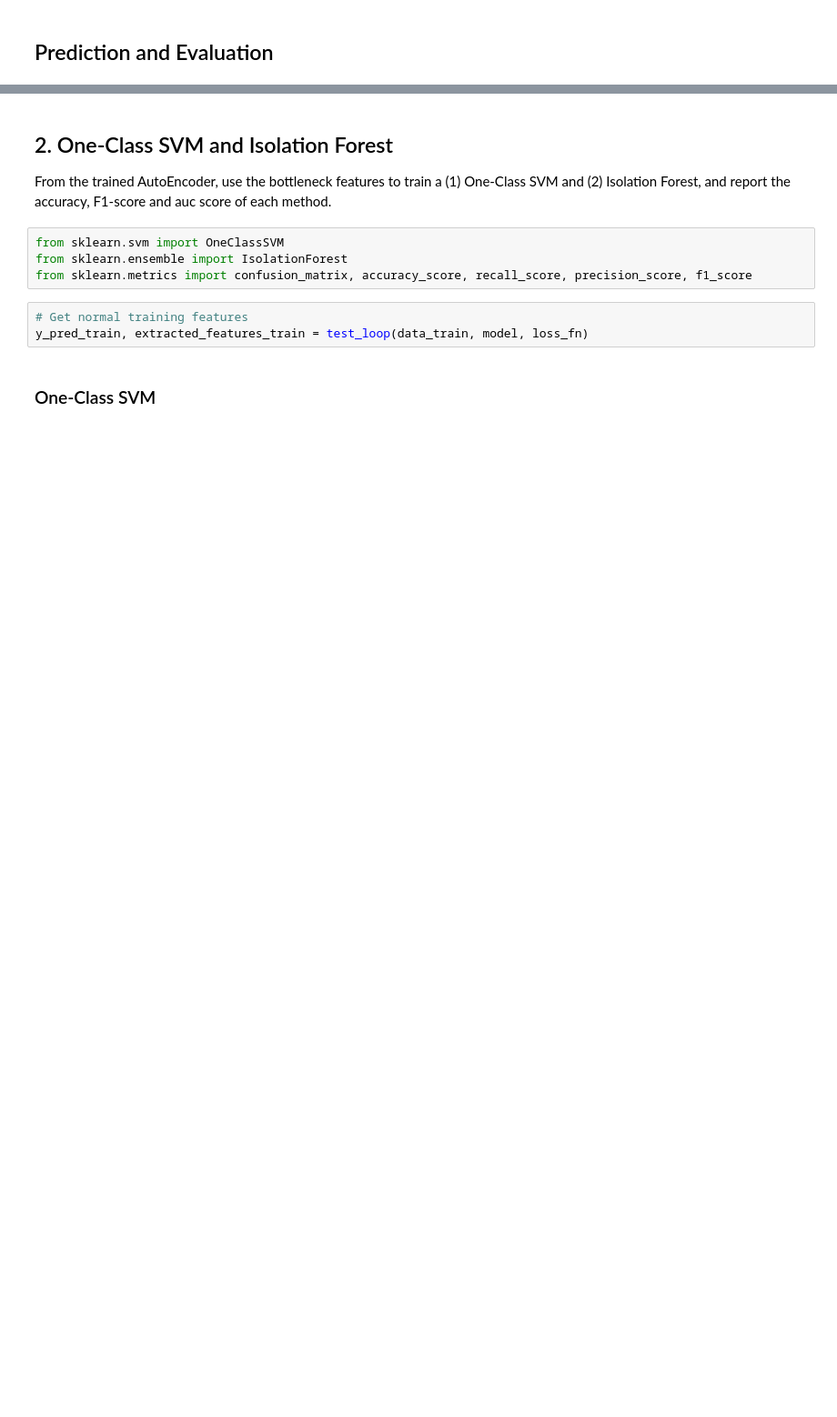
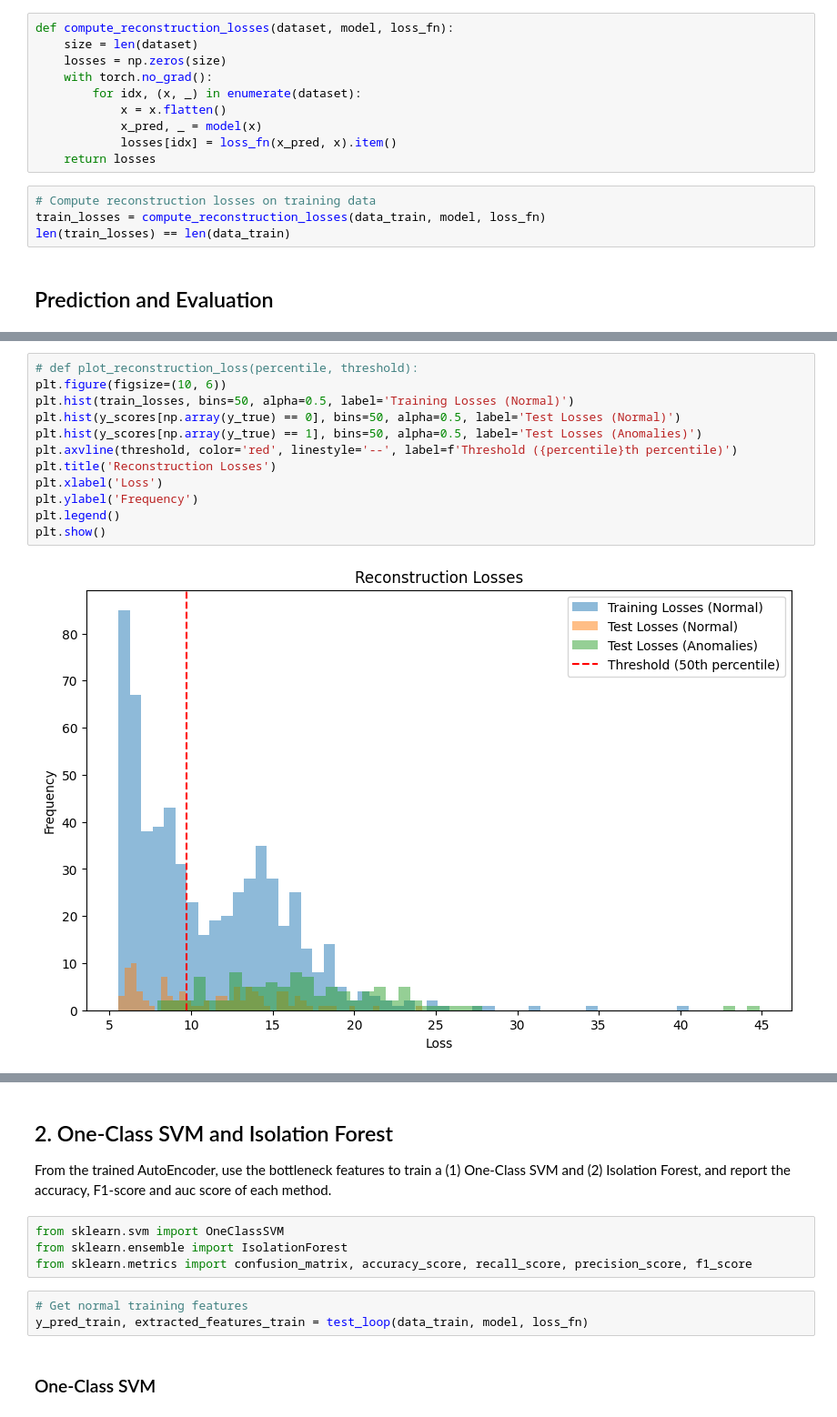
Before and after one commit to j0shcd/ml4pm, a Jupyter notebook: assignment_2/sophea_assignment_2.ipynb, the cells around one changed output, grey strips where cells are left out. Shown at 91% size. Saved outputs shown, nothing was run; the diff lists cells and outputs as text; blank space fills up the shorter version.

```diff
--- a/assignment_2/sophea_assignment_2.ipynb
+++ b/assignment_2/sophea_assignment_2.ipynb
@@ -433,2 +441,16 @@ Wall time: 1min 46s
+# %%
+def compute_reconstruction_losses(dataset, model, loss_fn):
+    size = len(dataset)
+    losses = np.zeros(size)
+    with torch.no_grad():
+        for idx, (x, _) in enumerate(dataset):
+            x = x.flatten()
+            x_pred, _ = model(x)
+            losses[idx] = loss_fn(x_pred, x).item()
+    return losses
+# %%
+# Compute reconstruction losses on training data
+train_losses = compute_reconstruction_losses(data_train, model, loss_fn)
+len(train_losses) == len(data_train)
 # %% [markdown]
 ## Prediction and Evaluation
@@ -451,3 +526,17 @@ np.float64(0.8118000000000001)
+# %%
+# def plot_reconstruction_loss(percentile, threshold):
+plt.figure(figsize=(10, 6))
+plt.hist(train_losses, bins=50, alpha=0.5, label='Training Losses (Normal)')
+plt.hist(y_scores[np.array(y_true) == 0], bins=50, alpha=0.5, label='Test Losses (Normal)')
+plt.hist(y_scores[np.array(y_true) == 1], bins=50, alpha=0.5, label='Test Losses (Anomalies)')
+plt.axvline(threshold, color='red', linestyle='--', label=f'Threshold ({percentile}th percentile)')
+plt.title('Reconstruction Losses')
+plt.xlabel('Loss')
+plt.ylabel('Frequency')
+plt.legend()
+plt.show()
+# %% [output]
+[figure, added]
 # %%
 from sklearn.metrics import RocCurveDisplay
 RocCurveDisplay.from_predictions(y_true, y_scores, name="Autoencoder")
```
Also changed, not shown: parts of 17 cells of this notebook.
